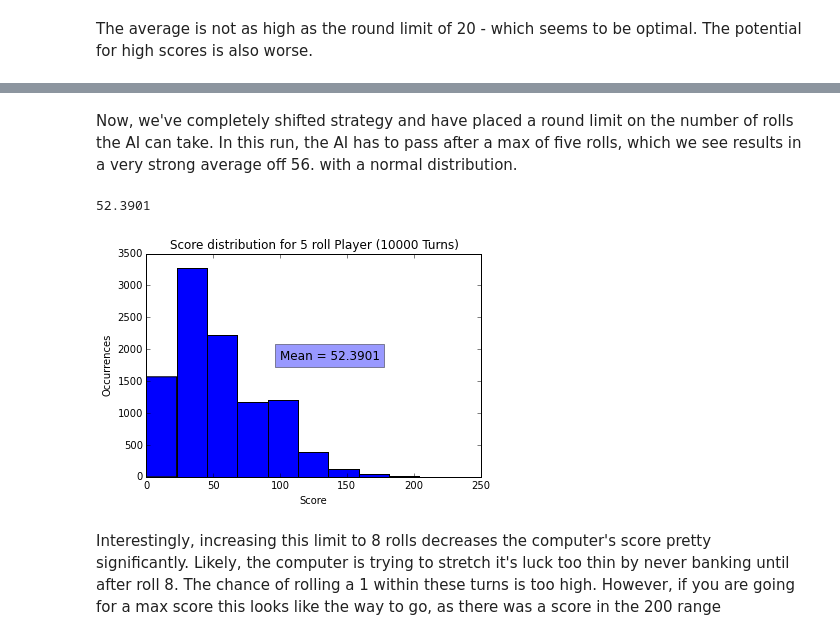
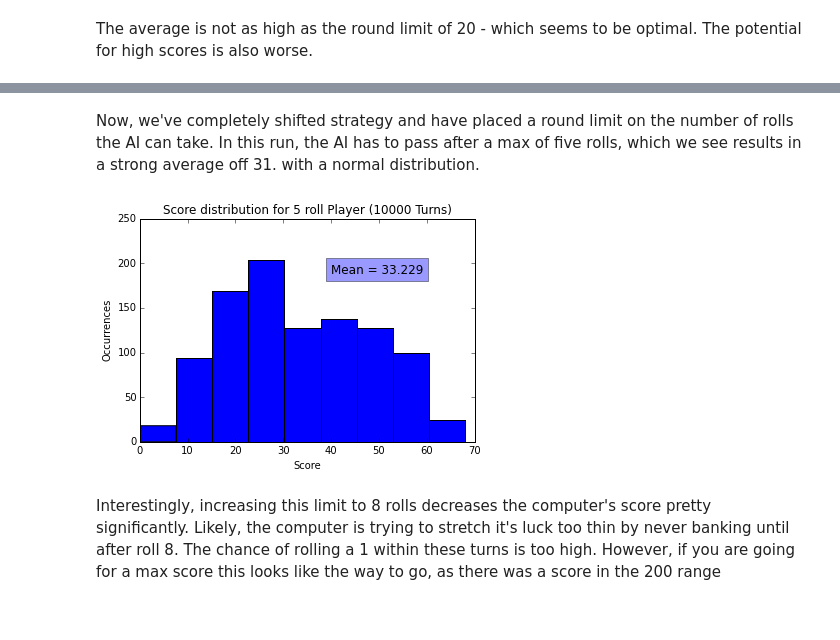
Before and after one commit to tiy-gvl-python-2015-09/ultimate-pig, a Jupyter notebook: Ultimate Pig with Inheritance.ipynb, the cells around one changed output, grey strips where cells are left out. Saved outputs shown, nothing was run; the diff lists cells and outputs as text; code cells hidden in the pictures.

```diff
--- a/Ultimate Pig with Inheritance.ipynb
+++ b/Ultimate Pig with Inheritance.ipynb
@@ -113,6 +113,7 @@ class Player_Base_Samples:
                         self.counter = 1
                     else:
                         self.round_score += roll
+                        self.roll_number += 1
                         self.decision()
 
             #print("End of Game. Player scored {} points in {} rounds.".format(self.game_score, self.round_count))
@@ -122,5 +123,11 @@ class Player_Base_Samples:
 
         return self.list_samples
 
-player = Player_Base_Samples(12,10)
-player.player_turn()
+    def play_game(self, samples, rounds):
+        self.samples = samples
+        self.rounds = rounds
+        return self.player_turn()
+
+player = Player_Base_Samples()
+base_results = player.play_game(1000,7)
+base_avg = player.average
@@ -474,62 +280,30 @@ plt.show()
 # %% [markdown]
-Now, we've completely shifted strategy and have placed a round limit on the number of rolls the AI can take. In this run, the AI has to pass after a max of five rolls, which we see results in a very strong average off 56. with a normal distribution.
+Now, we've completely shifted strategy and have placed a round limit on the number of rolls the AI can take. In this run, the AI has to pass after a max of five rolls, which we see results in a strong average off 31. with a normal distribution.
-# %%
-class Player_Rolls_8:
-
-    def __init__(self, samples=10000, rounds=7):
-        self.samples = samples
-        self.dice = Dice()
-        self.rounds = rounds
-        self.score_total = 0
-
-    def player_turn(self):
-        list_round_scores = []
-        self.list_samples = []
-        self.sample = 0
-        for x in range(self.samples):
-            round_count = 0
-            self.game_score = 0
-            self.round_score = 0
-            counter = 0
-            while round_count < self.rounds:
-                round_count += 1
-                counter = 0
-                self.roll_count = 0
-                while counter < 1:
-                    roll = self.dice.roll()
-                    self.roll_count += 1
-                    if roll == 1:
-                        self.round_score = 0
-                        list_round_scores.append(self.round_score)
-                        counter = 1
-                    else:
-                        self.round_score += roll
-                        if self.roll_count < 8:
-                            continue
-                        else:
-                            self.game_score += self.round_score
-                            list_round_scores.append(self.round_score)
-                            self.round_score = 0
-                            counter = 1
-            self.list_samples.append(self.game_score)
-            self.average = sum(self.list_samples) / len(self.list_samples)
-        return self.list_samples
-
-player = Player_Rolls_8()
-Player_Rolls_8_results = player.player_turn()
-player.average
-# %% [output]
-52.3901
+# %%
+class Player_Rolls_8(Player_Base_Samples):
+
+    def decision(self):
+        if self.roll_number < 8:
+            self.counter = 0
+        else:
+            self.game_score += self.round_score
+            self.list_round_scores.append(self.round_score)
+            self.round_score = 0
+            self.counter = 1
+
+player = Player_Rolls_8()
+Player_Rolls_8_results = player.play_game(1000,7)
+Player_Rolls_8_avg = player.average
 # %%
 plt.hist(Player_Rolls_8_results, bins=9)
 plt.title("Score distribution for 5 roll Player (10000 Turns)")
 plt.xlabel("Score")
 plt.ylabel("Occurrences")
-plt.text(100, 2000, "Mean = {}".format(player.average), fontsize=12,
+plt.text(40, 200, "Mean = {}".format(Player_Rolls_8_avg), fontsize=12,
         verticalalignment='top',bbox={'facecolor':'blue', 'alpha':0.4, 'pad':10})
 
 plt.show()
 # %% [output]
-[figure, old version]
+[figure, new version]
 # %% [markdown]
 Interestingly, increasing this limit to 8 rolls decreases the computer's score pretty significantly. Likely, the computer is trying to stretch it's luck too thin by never banking until after roll 8. The chance of rolling a 1 within these turns is too high. However, if you are going for a max score this looks like the way to go, as there was a score in the 200 range
```
Also changed, not shown: parts of 28 cells of this notebook.
